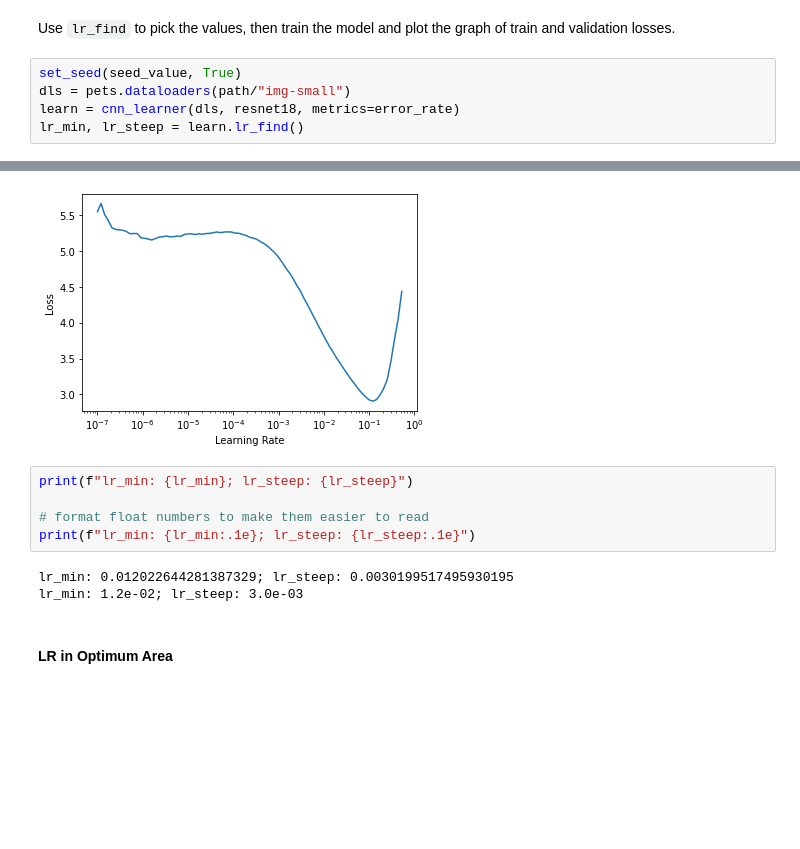
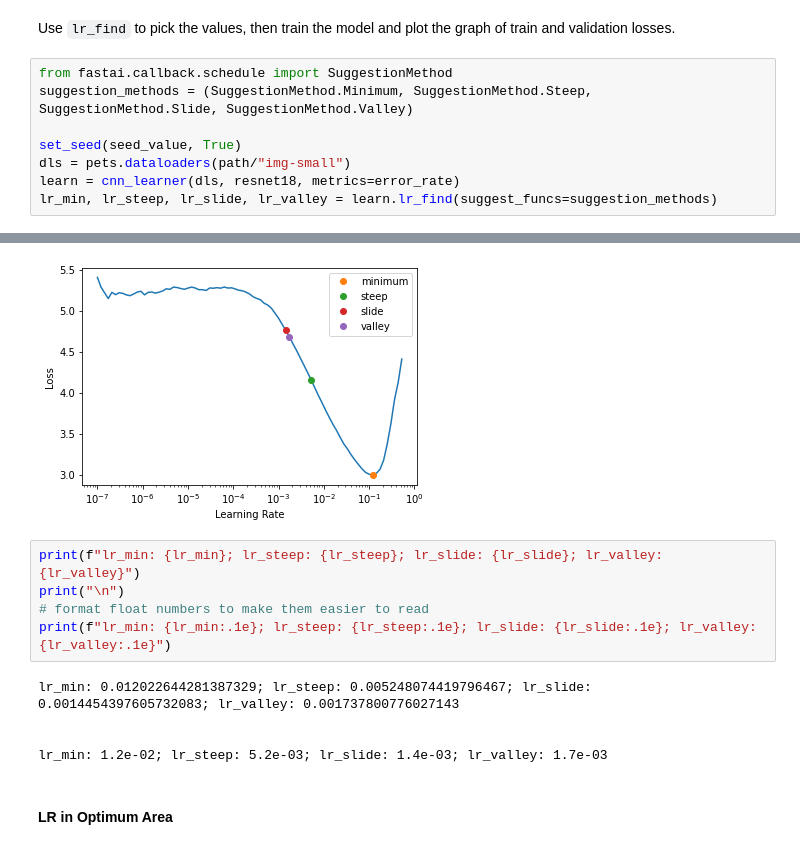
Before and after one commit to vtecftwy/fastbook, a Jupyter notebook: 05_pet_breeds_w_assignments.ipynb, the cells around one changed output, grey strips where cells are left out. Saved outputs shown, nothing was run; the diff lists cells and outputs as text; blank space fills up the shorter version.

Commit message:
Correct code for latest version of lr_find()

```diff
--- a/05_pet_breeds_w_assignments.ipynb
+++ b/05_pet_breeds_w_assignments.ipynb
@@ -868,21 +885,26 @@ seed_value = 1988
 # %% [markdown]
 Use `lr_find` to pick the values, then train the model and plot the graph of train and validation losses.
 # %%
+from fastai.callback.schedule import SuggestionMethod
+suggestion_methods = (SuggestionMethod.Minimum, SuggestionMethod.Steep, SuggestionMethod.Slide, SuggestionMethod.Valley)
+
 set_seed(seed_value, True)
 dls = pets.dataloaders(path/"img-small")
 learn = cnn_learner(dls, resnet18, metrics=error_rate)
-lr_min, lr_steep = learn.lr_find()
+lr_min, lr_steep, lr_slide, lr_valley = learn.lr_find(suggest_funcs=suggestion_methods)
 # %% [output]
 [interactive output not drawn]
-[figure, old version]
+[figure, new version]
 # %%
-print(f"lr_min: {lr_min}; lr_steep: {lr_steep}")
-
+print(f"lr_min: {lr_min}; lr_steep: {lr_steep}; lr_slide: {lr_slide}; lr_valley: {lr_valley}")
+print("\n")
 # format float numbers to make them easier to read
-print(f"lr_min: {lr_min:.1e}; lr_steep: {lr_steep:.1e}")
+print(f"lr_min: {lr_min:.1e}; lr_steep: {lr_steep:.1e}; lr_slide: {lr_slide:.1e}; lr_valley: {lr_valley:.1e}")
 # %% [output]
-lr_min: 0.012022644281387329; lr_steep: 0.0030199517495930195
-lr_min: 1.2e-02; lr_steep: 3.0e-03
+lr_min: 0.012022644281387329; lr_steep: 0.005248074419796467; lr_slide: 0.0014454397605732083; lr_valley: 0.001737800776027143
+
+
+lr_min: 1.2e-02; lr_steep: 5.2e-03; lr_slide: 1.4e-03; lr_valley: 1.7e-03
 # %% [markdown]
 #### LR in Optimum Area
 # %%
```
Also changed, not shown: parts of 27 cells of this notebook.
